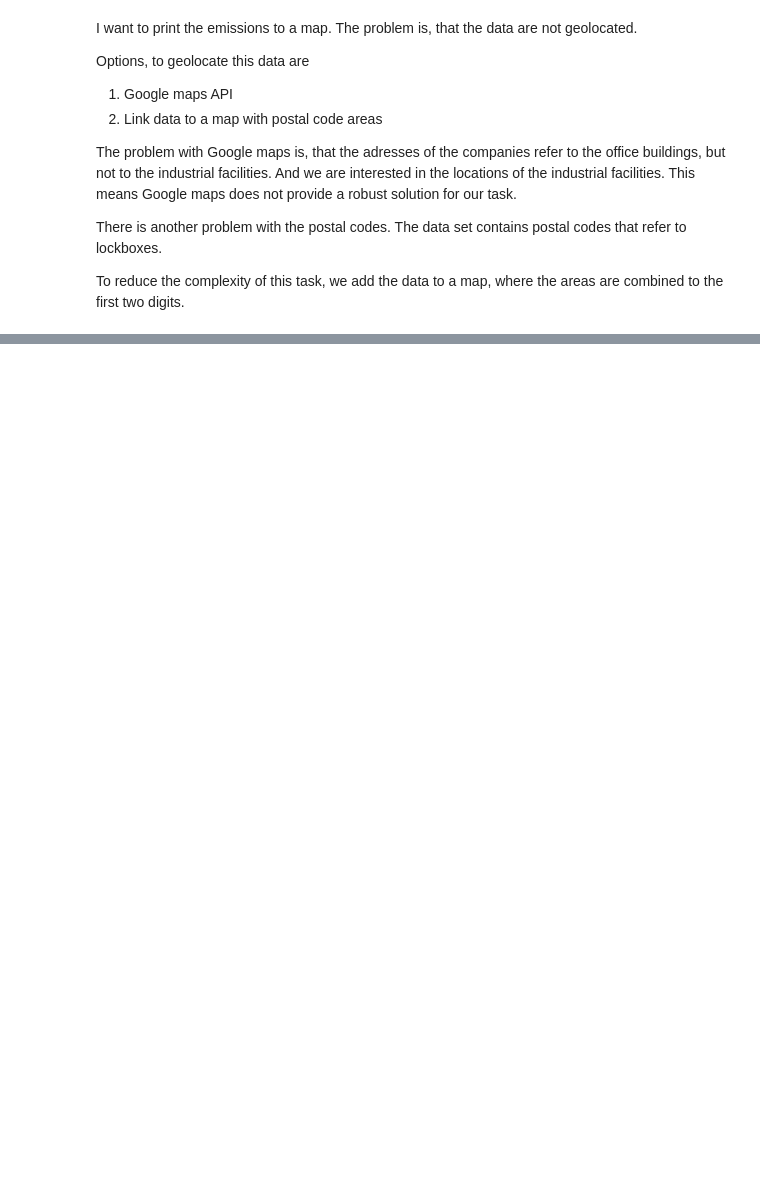
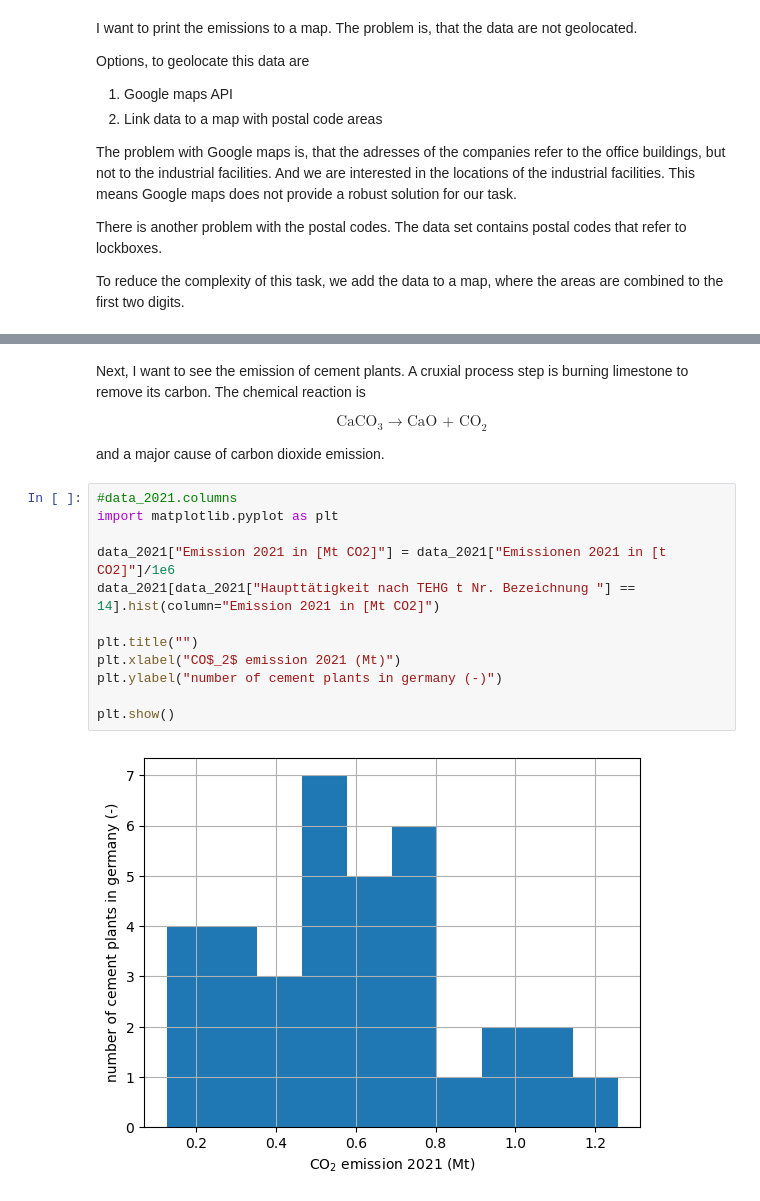
Before and after one commit to jtecklenburg/notebooks, a Jupyter notebook: emission/emission.ipynb, the cells around one changed output, grey strips where cells are left out. Saved outputs shown, nothing was run; the diff lists cells and outputs as text; blank space fills up the shorter version.

```diff
--- a/emission/emission.ipynb
+++ b/emission/emission.ipynb
@@ -65,0 +87,20 @@ plz.plot(column="Emissionen 2021 in [t CO2]", cmap='plasma', legend=True)
+# %% [markdown]
+Next, I want to see the emission of cement plants. A cruxial process step is burning limestone to remove its carbon. The chemical reaction is
+
+$$\text{CaCO}_3 \rightarrow \text{CaO + CO}_2$$
+
+and a major cause of carbon dioxide emission.
+# %%
+#data_2021.columns
+import matplotlib.pyplot as plt
+
+data_2021["Emission 2021 in [Mt CO2]"] = data_2021["Emissionen 2021 in [t CO2]"]/1e6
+data_2021[data_2021["Haupttätigkeit nach TEHG t Nr. Bezeichnung "] == 14].hist(column="Emission 2021 in [Mt CO2]")
+
+plt.title("")
+plt.xlabel("CO$_2$ emission 2021 (Mt)")
+plt.ylabel("number of cement plants in germany (-)")
+
+plt.show()
+# %% [output]
+[figure, added]
```
Also changed, not shown: parts of 3 cells of this notebook.
